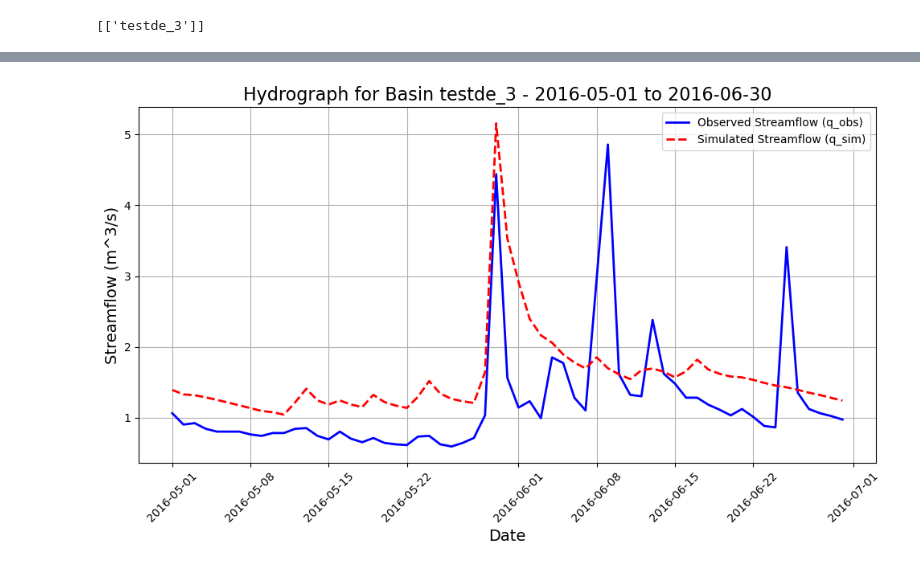
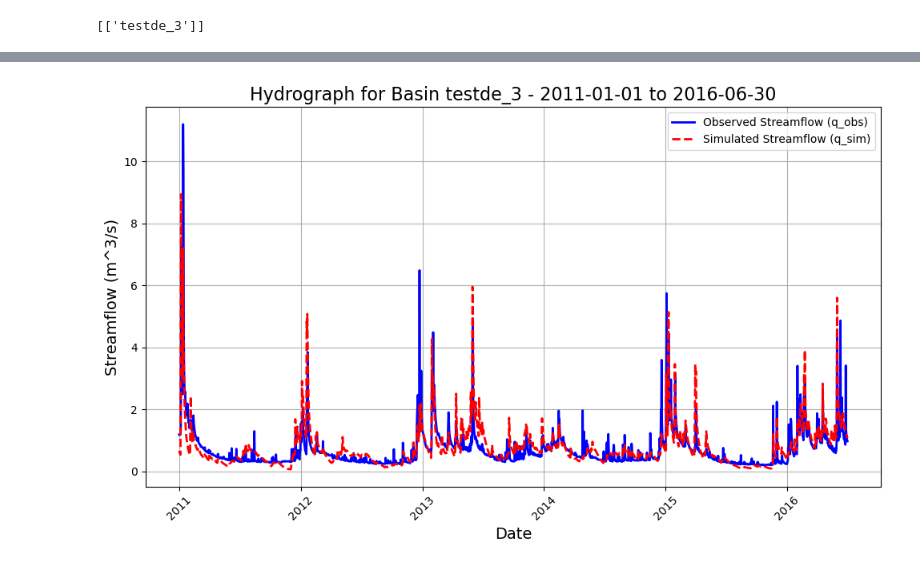
Before and after one commit to Ash-Manoj/Hy2DL_Caravan, a Jupyter notebook: Hy2DL/conceptual_models/experiment_schwarzbach.ipynb, the cells around one changed output, grey strips where cells are left out. Cells and saved outputs as stored; diff of their text form; code cells hidden in the pictures.

```diff
--- a/Hy2DL/conceptual_models/experiment_schwarzbach.ipynb
+++ b/Hy2DL/conceptual_models/experiment_schwarzbach.ipynb
@@ -228,7 +228,7 @@ import pandas as pd
 import matplotlib.pyplot as plt
 
 # Define the testing period
-start_date = "2011-01-01"
+start_date = "2010-01-01"
 end_date = "2016-12-31"
 
 # Read the df_test CSV file
@@ -246,38 +246,38 @@ if len(date_range) != len(q_sim):
     raise ValueError(f"The date range length {len(date_range)} does not match the data length {len(q_sim)}")
 
 # Define the custom time window
-custom_start_date = "2016-05-01"
+custom_start_date = "2011-01-01"
 custom_end_date = "2016-06-30"
 
 # Filter the date range and data based on the custom time window
 mask = (date_range >= custom_start_date) & (date_range <= custom_end_date)
 custom_dates = date_range[mask]
 custom_q_sim = q_sim[mask]
 custom_q_obs = q_obs[mask]
 
 # Create a plot for the custom hydrograph
 plt.figure(figsize=(10, 6))
 
 # Plot observed streamflow
 plt.plot(custom_dates, custom_q_obs, label='Observed Streamflow (q_obs)', color='blue', linewidth=2)
 
 # Plot simulated streamflow
 plt.plot(custom_dates, custom_q_sim, label='Simulated Streamflow (q_sim)', color='red', linestyle='--', linewidth=2)
 
 # Adding labels and title
 plt.title(f"Hydrograph for Basin {basin} - {custom_start_date} to {custom_end_date}", fontsize=16)
 plt.xlabel("Date", fontsize=14)
 plt.ylabel("Streamflow (m^3/s)", fontsize=14)
 plt.grid(True)
 
 # Rotate x-axis labels for better readability
 plt.xticks(rotation=45)
 
 # Show the legend
 plt.legend()
 
 # Show the plot
 plt.tight_layout()
 plt.show()
 # %% [output]
-[figure, old version]
+[figure, new version]
```
Also changed, not shown: parts of 3 cells of this notebook, 9 other files.
